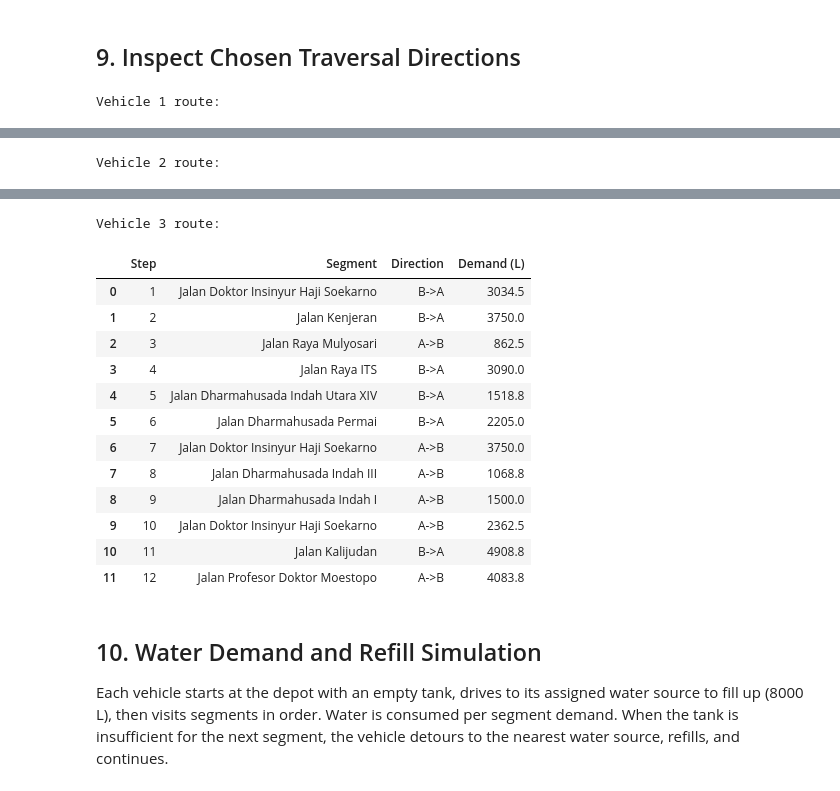
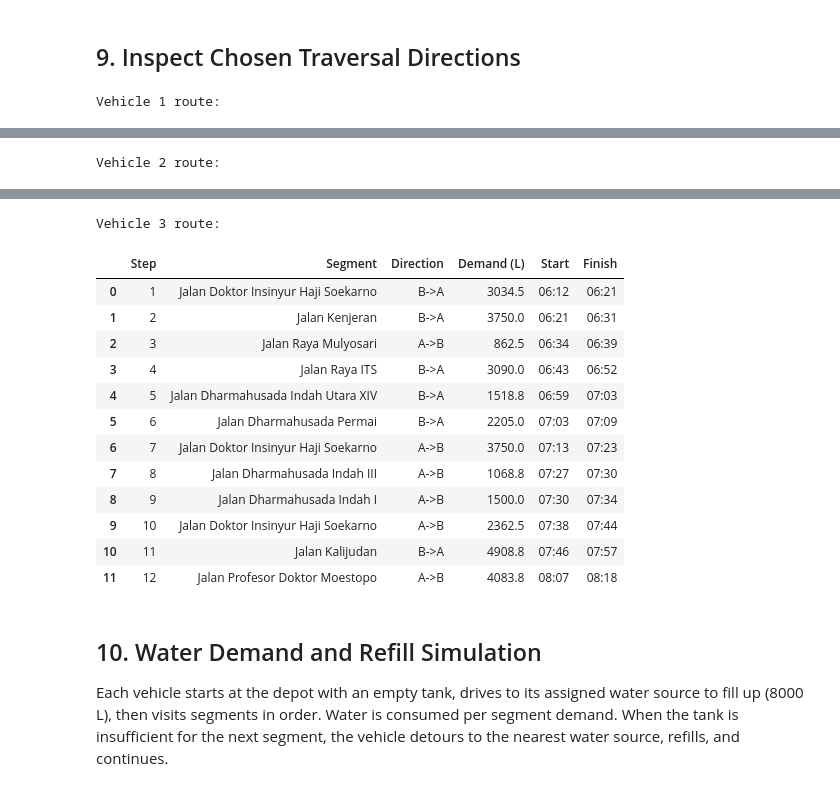
Before and after one commit to gustigratia/East-Surabaya-Plant-Watering-Route-Optimization, a Jupyter notebook: time-window/TSP_Ant-Colony-Optimization-Elitist_VRPTW.ipynb, the cells around one changed output, grey strips where cells are left out. Cells and saved outputs as stored; diff of their text form; code cells hidden in the pictures.

```diff
--- a/time-window/TSP_Ant-Colony-Optimization-Elitist_VRPTW.ipynb
+++ b/time-window/TSP_Ant-Colony-Optimization-Elitist_VRPTW.ipynb
@@ -73,7 +65,7 @@ Tank capacity     : 8000 liters
 Each park is a **segment** with `start_lat`, `start_lon`, `end_lat`, `end_lon`, and a `demand` column (liters of water needed). Water sources are loaded from a separate CSV.
 # %%
 DEPOT = (-7.278358153631059, 112.76325243881848)
-CSV_PATH = "./Dataset/parks-demand.csv"
+CSV_PATH = "../Dataset/parks-demand-53.csv"
 
 REQUIRED_COLUMNS = ["start_lat", "start_lon", "end_lat", "end_lon"]
 df_segments = pd.read_csv(CSV_PATH)
@@ -981,7 +956,7 @@ def nearest_neighbor_cost(n, trans_dist, start_dist, end_dist):
 
 def ant_colony_optimization(
     D, segments,
-    n_ants=60, n_iterations=200,
+    n_ants=60, n_iterations=100,
     alpha=1.0, beta=5.0, rho=0.05,
     Q=10000.0, elite_weight=6.0,
     stagnation_limit=60,
@@ -1305,8 +1280,9 @@ for v, seg_ids in enumerate(vehicle_assignments):
     ws_idx = vehicle_water_indices[v]
     ws_label = POINT_LABELS[ws_idx] if ws_idx is not None else "None"
     td = sum(SEGMENTS[i]['demand'] for i in seg_ids)
-    rf = math.ceil(td / TANK_CAPACITY) if td > 0 else 0
-    print(f"Vehicle {v+1:2d}: {len(seg_ids)} segs | demand={td:,.0f}L | refills~{rf} | water={ws_label}")
+    v_cap = VEHICLE_CAPACITIES[v]
+    rf = math.ceil(td / v_cap) if td > 0 else 0
+    print(f"Vehicle {v+1:2d} [{v_cap}L]: {len(seg_ids)} segs | demand={td:,.0f}L | refills~{rf} | water={ws_label}")
     for si in seg_ids:
         print(f"           - {SEGMENTS[si]['name']} ({SEGMENTS[si]['demand']:.0f}L)")
 # %% [output]
@@ -1341,11 +1317,13 @@ vehicle_results = []
 for v, seg_ids in enumerate(vehicle_assignments):
     ws_idx = vehicle_water_indices[v]
     ws_label = POINT_LABELS[ws_idx] if ws_idx is not None else 'None'
+    v_cap = VEHICLE_CAPACITIES[v]  # kapasitas spesifik per kendaraan
     if not seg_ids:
-        print(f"Vehicle {v+1}: no segments assigned, skipping.")
+        print(f"Vehicle {v+1} [{v_cap}L]: no segments assigned, skipping.")
         vehicle_results.append({'vehicle_id': v+1, 'seg_ids': [], 'local_segments': [],
             'best_order': [], 'orientations': [], 'total_dist_m': 0.0,
-            'history': None, 'water_source_idx': ws_idx, 'water_label': ws_label})
+            'history': None, 'water_source_idx': ws_idx, 'water_label': ws_label,
+            'tank_capacity': v_cap})
         continue
 
     print(f"\n{'='*60}")
@@ -1358,7 +1336,8 @@ for v, seg_ids in enumerate(vehicle_assignments):
     go = [seg_ids[i] for i in lo]
     vehicle_results.append({'vehicle_id': v+1, 'seg_ids': seg_ids, 'local_segments': local_segments,
         'best_order': go, 'local_order': lo, 'orientations': loris,
-        'total_dist_m': lc, 'history': lh, 'water_source_idx': ws_idx, 'water_label': ws_label})
+        'total_dist_m': lc, 'history': lh, 'water_source_idx': ws_idx, 'water_label': ws_label,
+        'tank_capacity': v_cap})
     print(f"Vehicle {v+1} best distance: {lc:,.0f} m ({lc/1000:.2f} km)")
 
 print(f"\n{'='*60}")
@@ -1451,18 +1430,58 @@ Plot disimpan ke aco_convergence_improved.png
 # %% [markdown]
 ## 9. Inspect Chosen Traversal Directions
 # %%
-def segment_orientation_summary(order, orientations, segments):
-    rows = []
+def segment_orientation_summary(order, orientations, segments, D,
+                                 water_source_indices, initial_ws_idx,
+                                 tank_capacity=8000, avg_speed_kmh=30.0):
+    def dist_to_time(dist_m):
+        return (dist_m / 1000.0) / avg_speed_kmh * 60.0
+
+    rows        = []
+    current_time = float(OPERATION_START)
+    cur_idx     = DEPOT_IDX
+    water       = 0
+
+    if initial_ws_idx is not None:
+        current_time += dist_to_time(D[cur_idx, initial_ws_idx])
+        cur_idx = initial_ws_idx
+        water   = tank_capacity
+
     for step, (si, ori) in enumerate(zip(order, orientations), start=1):
-        seg = segments[si]
-        rows.append({"Step": step, "Segment": seg["name"],
-            "Direction": "A->B" if ori==0 else "B->A",
-            "Demand (L)": seg.get("demand", 0)})
+        seg    = segments[si]
+        demand = seg.get('demand', 0)
+        entry  = seg['a_idx'] if ori == 0 else seg['b_idx']
+        exit_  = seg['b_idx'] if ori == 0 else seg['a_idx']
+
+        if water < demand and demand > 0:
+            ws, wd = find_nearest_water_source(cur_idx, D, water_source_indices)
+            current_time += dist_to_time(wd)
+            cur_idx = ws
+            water   = tank_capacity
+
+        current_time += dist_to_time(D[cur_idx, entry])
+        start_time    = current_time
+        current_time += dist_to_time(D[entry, exit_]) + seg.get('service_time_min', 0.0)
+        water        -= demand
+        cur_idx       = exit_
+
+        rows.append({
+            "Step"      : step,
+            "Segment"   : seg['name'],
+            "Direction" : "A->B" if ori == 0 else "B->A",
+            "Demand (L)": seg.get('demand', 0),
+            "Start"     : time_to_str(start_time),
+            "Finish"    : time_to_str(current_time),
+        })
+
     return pd.DataFrame(rows)
+
 
 for r in vehicle_results:
     if not r['seg_ids']: continue
     print(f"\nVehicle {r['vehicle_id']} route:")
-    display(segment_orientation_summary(r['best_order'], r['orientations'], SEGMENTS))
+    display(segment_orientation_summary(
+        r['best_order'], r['orientations'], SEGMENTS,
+        dist_matrix, WATER_SOURCE_INDICES, r['water_source_idx']
+    ))
 # %% [output]
 Vehicle 1 route:
@@ -1494,17 +1513,17 @@ Vehicle 2 route:
 Vehicle 3 route:
-|  | Step | Segment | Direction | Demand (L) |
-| 0 | 1 | Jalan Doktor Insinyur Haji Soekarno | B->A | 3034.5 |
-| 1 | 2 | Jalan Kenjeran | B->A | 3750.0 |
-| 2 | 3 | Jalan Raya Mulyosari | A->B | 862.5 |
-| 3 | 4 | Jalan Raya ITS | B->A | 3090.0 |
-| 4 | 5 | Jalan Dharmahusada Indah Utara XIV | B->A | 1518.8 |
-| 5 | 6 | Jalan Dharmahusada Permai | B->A | 2205.0 |
-| 6 | 7 | Jalan Doktor Insinyur Haji Soekarno | A->B | 3750.0 |
-| 7 | 8 | Jalan Dharmahusada Indah III | A->B | 1068.8 |
-| 8 | 9 | Jalan Dharmahusada Indah I | A->B | 1500.0 |
-| 9 | 10 | Jalan Doktor Insinyur Haji Soekarno | A->B | 2362.5 |
-| 10 | 11 | Jalan Kalijudan | B->A | 4908.8 |
-| 11 | 12 | Jalan Profesor Doktor Moestopo | A->B | 4083.8 |
+|  | Step | Segment | Direction | Demand (L) | Start | Finish |
+| 0 | 1 | Jalan Doktor Insinyur Haji Soekarno | B->A | 3034.5 | 06:12 | 06:21 |
+| 1 | 2 | Jalan Kenjeran | B->A | 3750.0 | 06:21 | 06:31 |
+| 2 | 3 | Jalan Raya Mulyosari | A->B | 862.5 | 06:34 | 06:39 |
+| 3 | 4 | Jalan Raya ITS | B->A | 3090.0 | 06:43 | 06:52 |
+| 4 | 5 | Jalan Dharmahusada Indah Utara XIV | B->A | 1518.8 | 06:59 | 07:03 |
+| 5 | 6 | Jalan Dharmahusada Permai | B->A | 2205.0 | 07:03 | 07:09 |
+| 6 | 7 | Jalan Doktor Insinyur Haji Soekarno | A->B | 3750.0 | 07:13 | 07:23 |
+| 7 | 8 | Jalan Dharmahusada Indah III | A->B | 1068.8 | 07:27 | 07:30 |
+| 8 | 9 | Jalan Dharmahusada Indah I | A->B | 1500.0 | 07:30 | 07:34 |
+| 9 | 10 | Jalan Doktor Insinyur Haji Soekarno | A->B | 2362.5 | 07:38 | 07:44 |
+| 10 | 11 | Jalan Kalijudan | B->A | 4908.8 | 07:46 | 07:57 |
+| 11 | 12 | Jalan Profesor Doktor Moestopo | A->B | 4083.8 | 08:07 | 08:18 |
 # %% [markdown]
 ## 10. Water Demand and Refill Simulation
 
```
Also changed, not shown: parts of 7 cells of this notebook, 2 other files.
